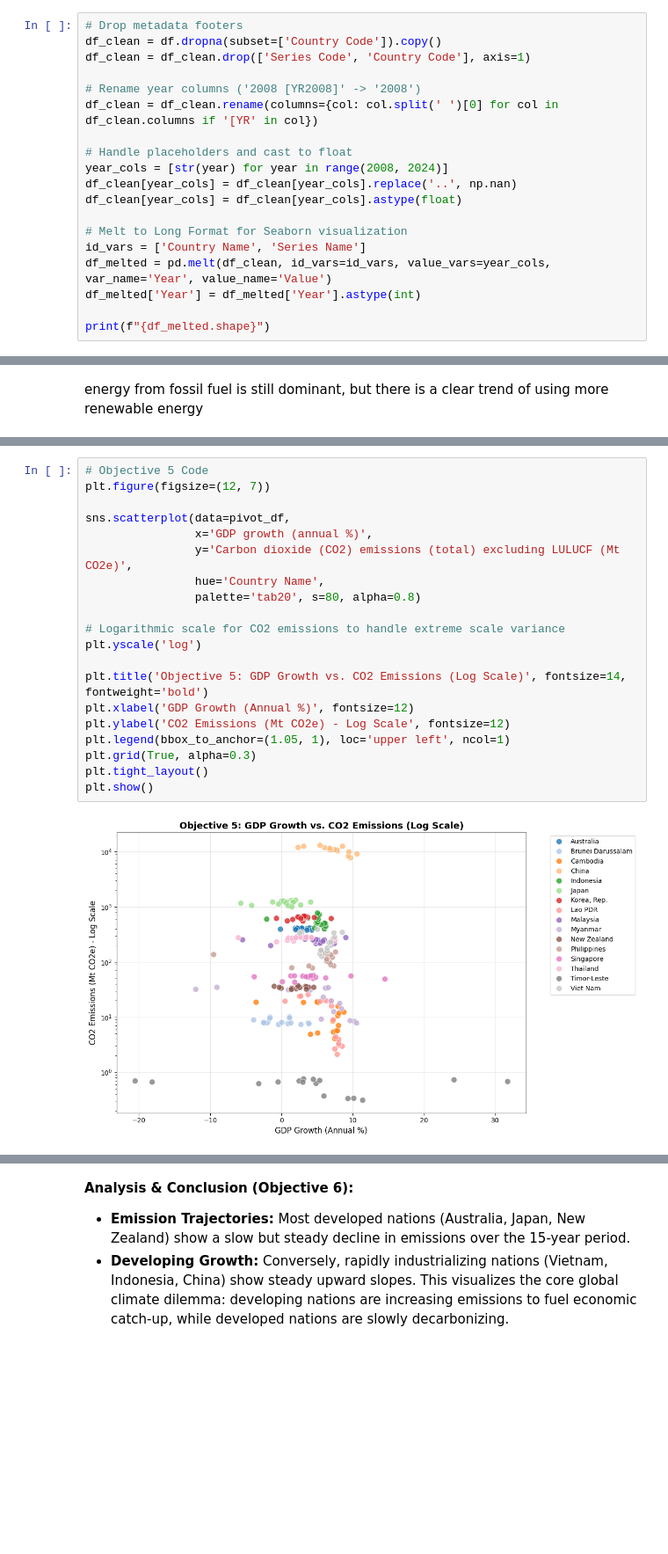
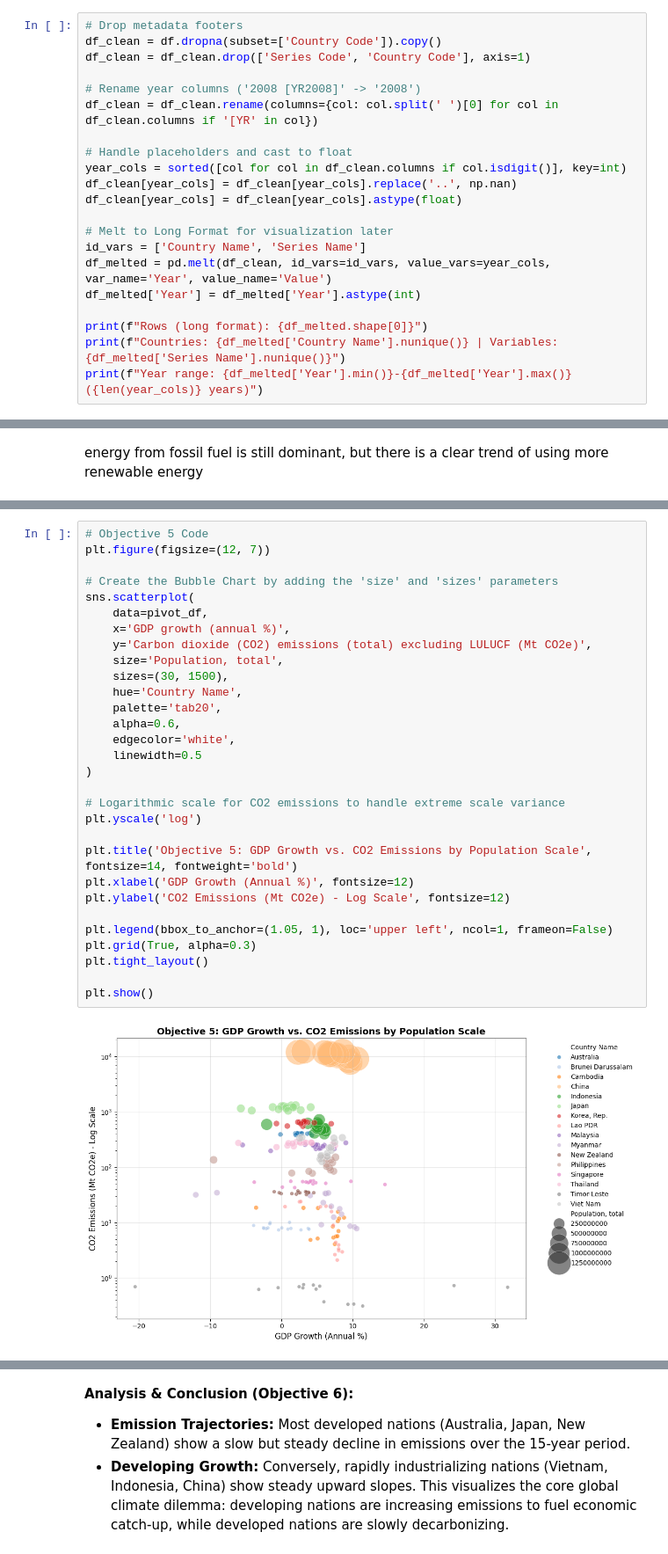
Before and after one commit to ThomasdeCarpio/DV-Lab02, a Jupyter notebook: visualize.ipynb, the cells around one changed output, grey strips where cells are left out. Shown at 88% size. Drawn from its saved outputs; the diff is of its cells as text; blank space fills up the shorter version.

Commit message:
Add population indicator and rewrite markdowns

```diff
--- a/visualize.ipynb
+++ b/visualize.ipynb
@@ -111,14 +122,16 @@ df_clean = df_clean.drop(['Series Code', 'Country Code'], axis=1)
 df_clean = df_clean.rename(columns={col: col.split(' ')[0] for col in df_clean.columns if '[YR' in col})
 
 # Handle placeholders and cast to float
-year_cols = [str(year) for year in range(2008, 2024)]
+year_cols = sorted([col for col in df_clean.columns if col.isdigit()], key=int)
 df_clean[year_cols] = df_clean[year_cols].replace('..', np.nan)
 df_clean[year_cols] = df_clean[year_cols].astype(float)
 
-# Melt to Long Format for Seaborn visualization
+# Melt to Long Format for visualization later
 id_vars = ['Country Name', 'Series Name']
 df_melted = pd.melt(df_clean, id_vars=id_vars, value_vars=year_cols, var_name='Year', value_name='Value')
 df_melted['Year'] = df_melted['Year'].astype(int)
 
-print(f"{df_melted.shape}")
+print(f"Rows (long format): {df_melted.shape[0]}")
+print(f"Countries: {df_melted['Country Name'].nunique()} | Variables: {df_melted['Series Name'].nunique()}")
+print(f"Year range: {df_melted['Year'].min()}-{df_melted['Year'].max()} ({len(year_cols)} years)")
 # %% [output]
@@ -522,23 +540,33 @@ energy from fossil fuel is still dominant, but there is a clear trend of using m
 # %%
 # Objective 5 Code
 plt.figure(figsize=(12, 7))
 
-sns.scatterplot(data=pivot_df,
-                x='GDP growth (annual %)',
-                y='Carbon dioxide (CO2) emissions (total) excluding LULUCF (Mt CO2e)',
-                hue='Country Name',
-                palette='tab20', s=80, alpha=0.8)
+# Create the Bubble Chart by adding the 'size' and 'sizes' parameters
+sns.scatterplot(
+    data=pivot_df,
+    x='GDP growth (annual %)',
+    y='Carbon dioxide (CO2) emissions (total) excluding LULUCF (Mt CO2e)',
+    size='Population, total',
+    sizes=(30, 1500),
+    hue='Country Name',
+    palette='tab20',
+    alpha=0.6,
+    edgecolor='white',
+    linewidth=0.5
+)
 
 # Logarithmic scale for CO2 emissions to handle extreme scale variance
 plt.yscale('log')
 
-plt.title('Objective 5: GDP Growth vs. CO2 Emissions (Log Scale)', fontsize=14, fontweight='bold')
+plt.title('Objective 5: GDP Growth vs. CO2 Emissions by Population Scale', fontsize=14, fontweight='bold')
 plt.xlabel('GDP Growth (Annual %)', fontsize=12)
 plt.ylabel('CO2 Emissions (Mt CO2e) - Log Scale', fontsize=12)
-plt.legend(bbox_to_anchor=(1.05, 1), loc='upper left', ncol=1)
+
+plt.legend(bbox_to_anchor=(1.05, 1), loc='upper left', ncol=1, frameon=False)
 plt.grid(True, alpha=0.3)
 plt.tight_layout()
+
 plt.show()
 # %% [output]
-[figure, old version]
+[figure, new version]
 # %% [markdown]
```
Also changed, not shown: parts of 28 cells of this notebook, 2 other files.
